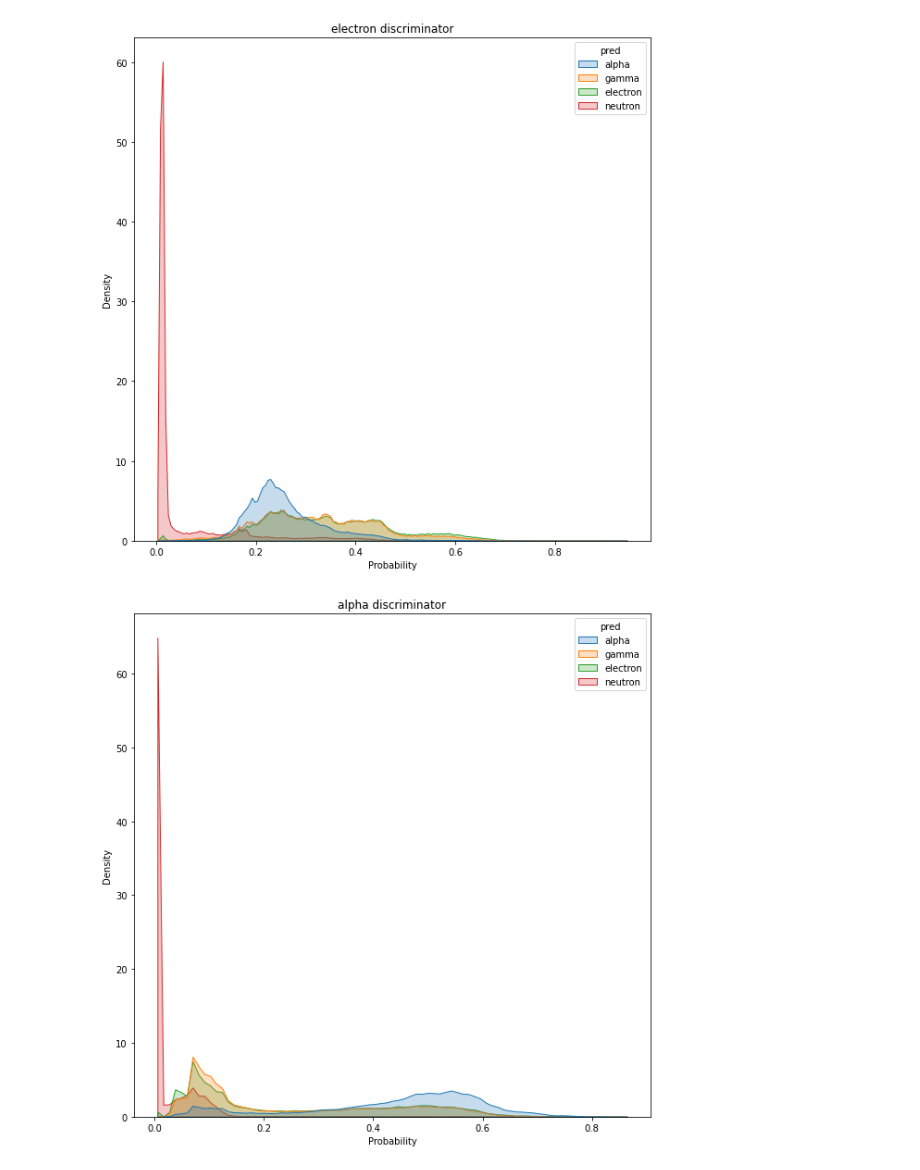
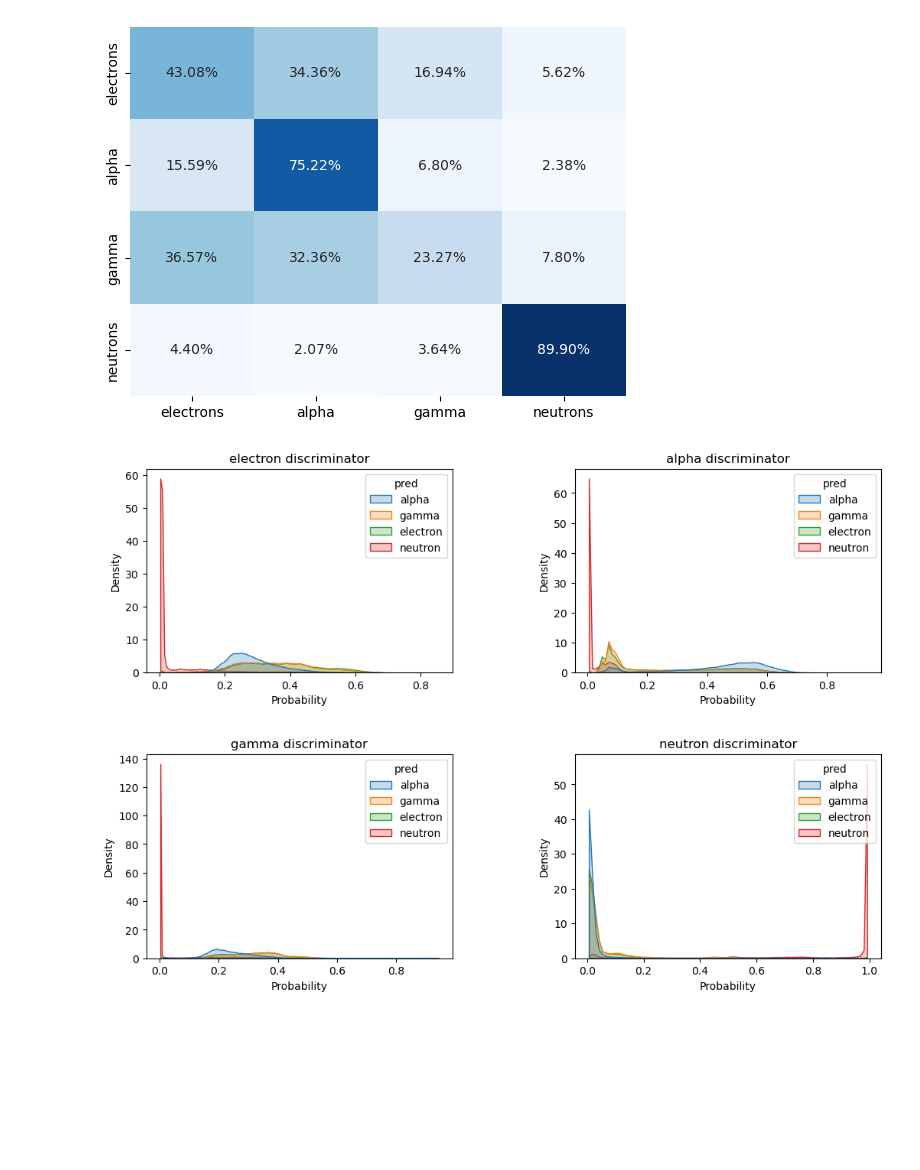
Before and after one commit to Thomas-Long1/LZ_analysis, a Jupyter notebook: LZ_data_analysis.ipynb, the cells around one changed output. Saved outputs shown, nothing was run; the diff lists cells and outputs as text; code cells hidden in the pictures; blank space fills up the shorter version.

```diff
--- a/LZ_data_analysis.ipynb
+++ b/LZ_data_analysis.ipynb
@@ -1009,3 +0,0 @@ KeyError: 0
-# %%
-chains=pd.concat([Th232_chain,U238_chain],ignore_index=True)
-history,labels_test,proba=binary_run(chains,"Th232","U238")
@@ -1259,3 +1153,12 @@ plt.show()
+# %%
+cm=confusion_matrix(np.asarray(labels_test).argmax(axis=1), np.asarray(proba).argmax(axis=1),normalize='true')
+
+categories = ['electrons','alpha','gamma','neutrons']
+#cmn=cm.astype('float') / cm.sum(axis=1)[:, np.newaxis]
+sns.heatmap(cm,xticklabels=categories,yticklabels=categories, annot=True,fmt='.2%',cbar=False, cmap='Blues')
+plt.show()
+# %% [output]
+[figure, added]
 # %%
 prob_col=['prob','electron_true','alpha_true','gamma_true','neutron_true']
 
@@ -1284,54 +1187,56 @@ alpha_data.loc[alpha_data['gamma_true'] ==1, 'pred'] = 'gamma'
 alpha_data.loc[alpha_data['neutron_true'] ==1, 'pred'] = 'neutron'
 
 gamma_data=pd.DataFrame([],columns=prob_col)
 gamma_data['prob']=(proba[:,2])
 gamma_data['electron_true']=(labels_test[:,0])
 gamma_data['alpha_true']=(labels_test[:,1])
 gamma_data['gamma_true']=(labels_test[:,2])
 gamma_data['neutron_true']=(labels_test[:,3])
 gamma_data.loc[gamma_data['electron_true'] ==1, 'pred'] = 'electron'
 gamma_data.loc[gamma_data['alpha_true'] ==1, 'pred'] = 'alpha'
 gamma_data.loc[gamma_data['gamma_true'] ==1, 'pred'] = 'gamma'
 gamma_data.loc[gamma_data['neutron_true'] ==1, 'pred'] = 'neutron'
 
 neutron_data=pd.DataFrame([],columns=prob_col)
 neutron_data['prob']=(proba[:,3])
 neutron_data['electron_true']=(labels_test[:,0])
 neutron_data['alpha_true']=(labels_test[:,1])
 neutron_data['gamma_true']=(labels_test[:,2])
 neutron_data['neutron_true']=(labels_test[:,3])
 neutron_data.loc[neutron_data['electron_true'] ==1, 'pred'] = 'electron'
 neutron_data.loc[neutron_data['alpha_true'] ==1, 'pred'] = 'alpha'
 neutron_data.loc[neutron_data['gamma_true'] ==1, 'pred'] = 'gamma'
 neutron_data.loc[neutron_data['neutron_true'] ==1, 'pred'] = 'neutron'
 
 
 
 
 plt.close()
-plt.figure(figsize=(10,10))
-sns.histplot(data=electron_data, x="prob",hue='pred', element="poly", common_norm=False, stat="density")
-plt.xlabel('Probability')
-plt.title('electron discriminator')
+fig, ax = plt.subplots(2, 2, figsize=(12, 8))
+sns.histplot(ax=ax[0,0],data=electron_data, x="prob",hue='pred', element="poly", common_norm=False, stat="density")
+ax[0,0].set_xlabel('Probability')
+ax[0,0].set_title('electron discriminator')
+
+
+sns.histplot(ax=ax[0,1],data=alpha_data, x="prob",hue='pred', element="poly", common_norm=False, stat="density")
+ax[0,1].set_xlabel('Probability')
+ax[0,1].set_title('alpha discriminator')
+
+
+sns.histplot(ax=ax[1,0],data=gamma_data, x="prob",hue='pred', element="poly", common_norm=False, stat="density")
+ax[1,0].set_xlabel('Probability')
+ax[1,0].set_title('gamma discriminator')
+
+
+sns.histplot(ax=ax[1,1],data=neutron_data, x="prob",hue='pred', element="poly", common_norm=False, stat="density")
+ax[1,1].set_xlabel('Probability')
+ax[1,1].set_title('neutron discriminator')
+plt.subplots_adjust(left=0.1,
+                    bottom=0.1,
+                    right=0.9,
+                    top=0.9,
+                    wspace=0.4,
+                    hspace=0.4)
 plt.show()
-plt.close()
-plt.figure(figsize=(10,10))
-sns.histplot(data=alpha_data, x="prob",hue='pred', element="poly", common_norm=False, stat="density")
-plt.xlabel('Probability')
-plt.title('alpha discriminator')
-plt.show()
-plt.close()
-plt.figure(figsize=(10,10))
-sns.histplot(data=gamma_data, x="prob",hue='pred', element="poly", common_norm=False, stat="density")
-plt.xlabel('Probability')
-plt.title('gamma discriminator')
-plt.show()
-plt.close()
-plt.figure(figsize=(10,10))
-sns.histplot(data=neutron_data, x="prob",hue='pred', element="poly", common_norm=False, stat="density")
-plt.xlabel('Probability')
-plt.title('neutron discriminator')
-plt.show()
 # %% [output]
-[figure, old version]
+[figure, new version]
-[figure, removed]
```
Also changed, not shown: parts of 49 cells of this notebook.
